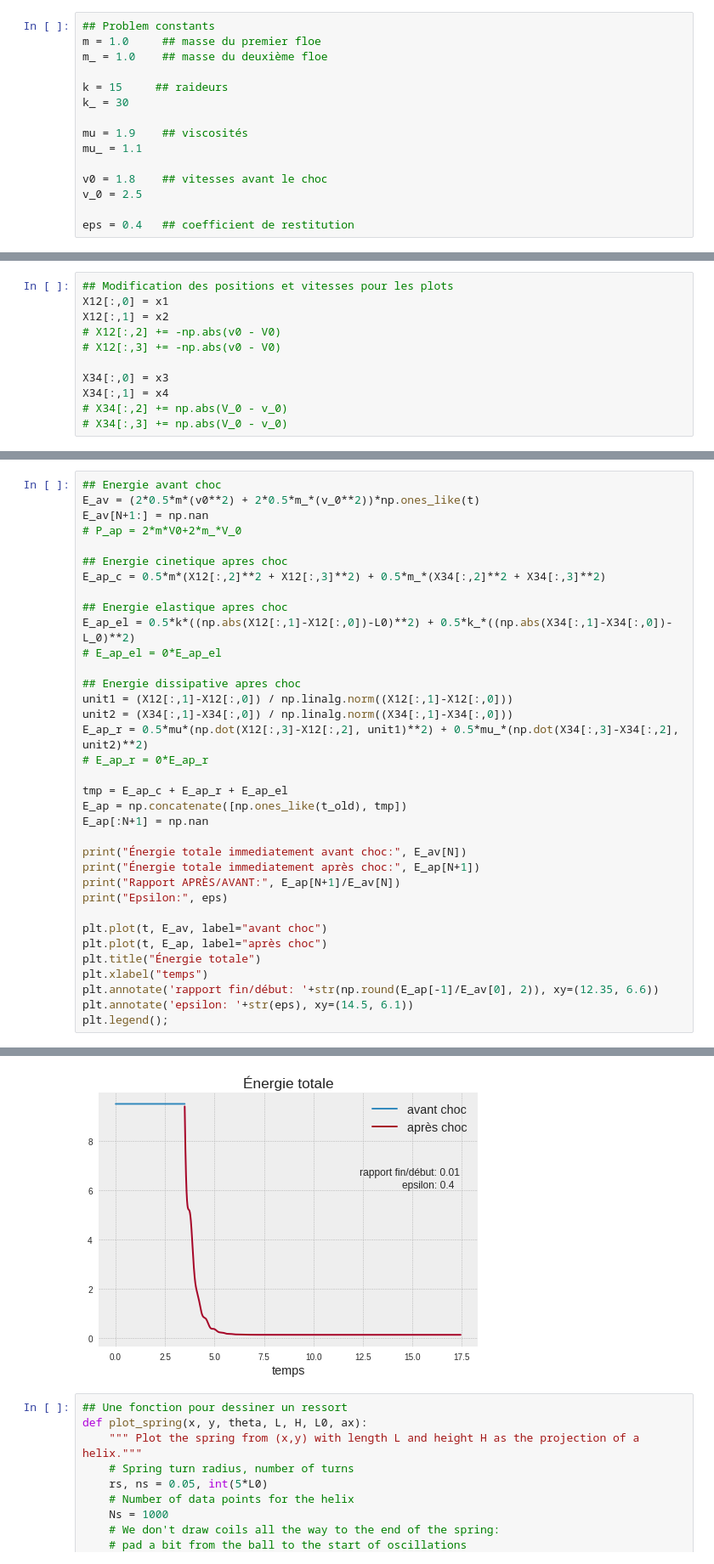
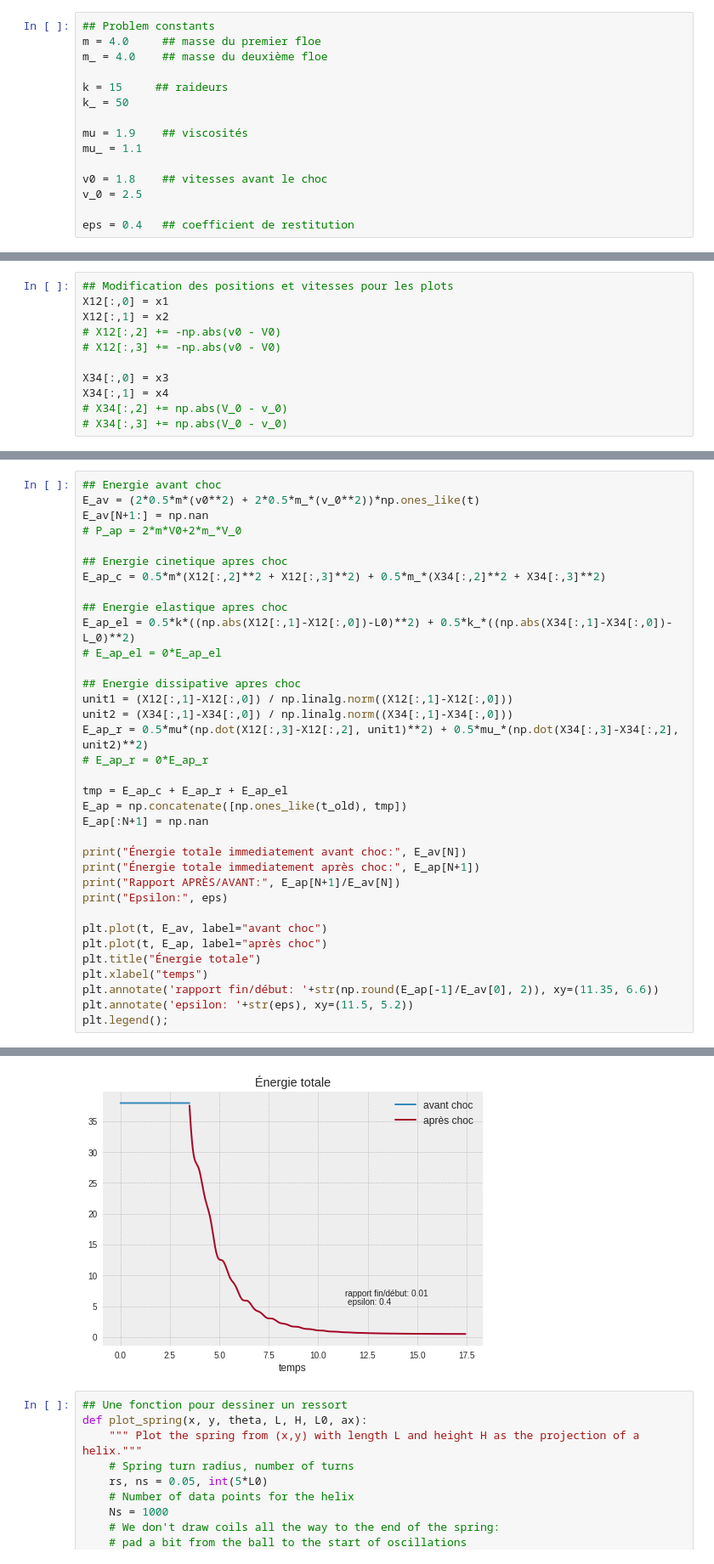
Before and after one commit to ddrous/ice-floes, a Jupyter notebook: code/simu1D/Animation1D.ipynb, the cells around one changed output, grey strips where cells are left out. Shown at 85% size. Drawn from its saved outputs; the diff is of its cells as text.

```diff
--- a/code/simu1D/Animation1D.ipynb
+++ b/code/simu1D/Animation1D.ipynb
@@ -28,11 +28,11 @@ Image("../../reports/internship/Figures/Percussion1D-Systeme-3.png")
 [figure]
 # %%
 ## Problem constants
-m = 1.0     ## masse du premier floe
-m_ = 1.0    ## masse du deuxième floe
+m = 4.0     ## masse du premier floe
+m_ = 4.0    ## masse du deuxième floe
 
 k = 15     ## raideurs
-k_ = 30
+k_ = 50
 
 mu = 1.9    ## viscosités
 mu_ = 1.1
@@ -275,7 +273,7 @@ plt.plot(t, E_av, label="avant choc")
 plt.plot(t, E_ap, label="après choc")
 plt.title("Énergie totale")
 plt.xlabel("temps")
-plt.annotate('rapport fin/début: '+str(np.round(E_ap[-1]/E_av[0], 2)), xy=(12.35, 6.6))
-plt.annotate('epsilon: '+str(eps), xy=(14.5, 6.1))
+plt.annotate('rapport fin/début: '+str(np.round(E_ap[-1]/E_av[0], 2)), xy=(11.35, 6.6))
+plt.annotate('epsilon: '+str(eps), xy=(11.5, 5.2))
 plt.legend();
 # %% [output]
@@ -285,5 +283,5 @@ Rapport APRÈS/AVANT: 0.9892771147908168
 Epsilon: 0.4
-[figure, old version]
+[figure, new version]
 # %%
 ## Une fonction pour dessiner un ressort
 def plot_spring(x, y, theta, L, H, L0, ax):
```
Also changed, not shown: parts of 4 cells of this notebook, 4 other files.
